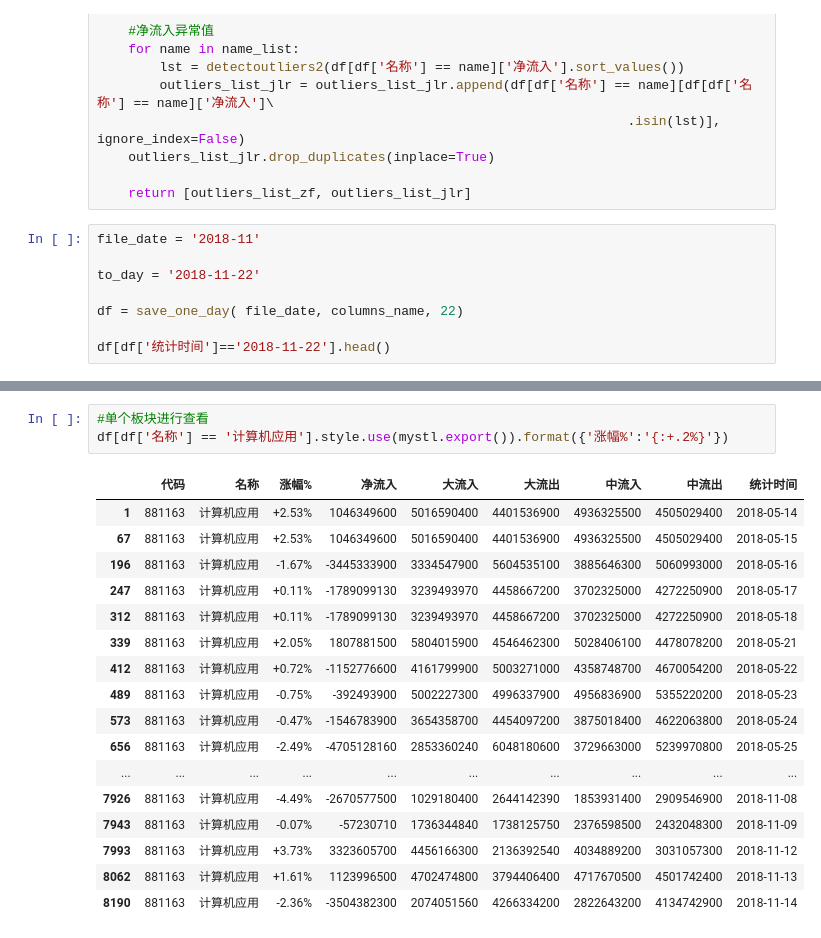
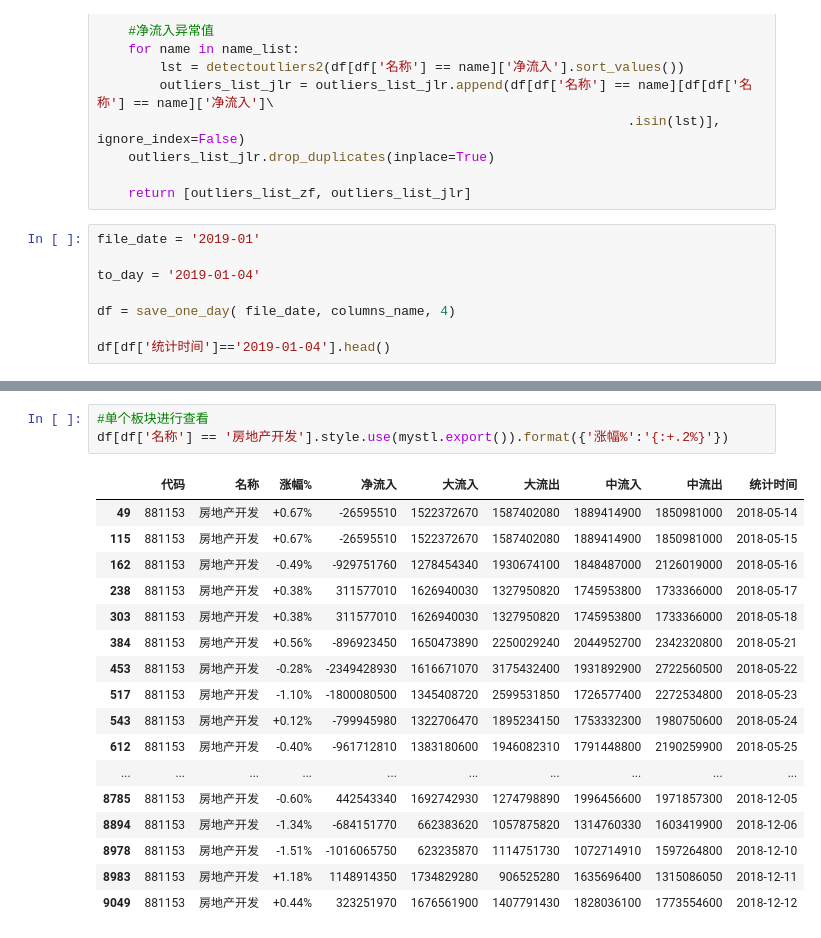
Before and after one commit to sunmd/DataAnlysisDemo, a Jupyter notebook: StockAnlysis.ipynb, the cells around one changed output, grey strips where cells are left out. Drawn from its saved outputs; the diff is of its cells as text.

```diff
--- a/StockAnlysis.ipynb
+++ b/StockAnlysis.ipynb
@@ -210,12 +210,12 @@ def ycz():
 
     return [outliers_list_zf, outliers_list_jlr]
 # %%
-file_date = '2018-11'
+file_date = '2019-01'
 
-to_day = '2018-11-22'
+to_day = '2019-01-04'
 
-df = save_one_day( file_date, columns_name, 22)
+df = save_one_day( file_date, columns_name, 4)
 
-df[df['统计时间']=='2018-11-22'].head()
+df[df['统计时间']=='2019-01-04'].head()
 # %% [output]
 |  | 代码 | 名称 | 涨幅% | 净流入 | 大流入 | 大流出 | 中流入 | 中流出 | 统计时间 |
@@ -350,24 +355,24 @@ if not outliers_list_jlr[outliers_list_jlr['统计时间'] == to_day].empty:
 # %%
 #单个板块进行查看
-df[df['名称'] == '计算机应用'].style.use(mystl.export()).format({'涨幅%':'{:+.2%}'})
+df[df['名称'] == '房地产开发'].style.use(mystl.export()).format({'涨幅%':'{:+.2%}'})
 # %% [output]
 |  | 代码 | 名称 | 涨幅% | 净流入 | 大流入 | 大流出 | 中流入 | 中流出 | 统计时间 |
-| 1 | 881163 | 计算机应用 | +2.53% | 1046349600 | 5016590400 | 4401536900 | 4936325500 | 4505029400 | 2018-05-14 |
-| 67 | 881163 | 计算机应用 | +2.53% | 1046349600 | 5016590400 | 4401536900 | 4936325500 | 4505029400 | 2018-05-15 |
-| 196 | 881163 | 计算机应用 | -1.67% | -3445333900 | 3334547900 | 5604535100 | 3885646300 | 5060993000 | 2018-05-16 |
-| 247 | 881163 | 计算机应用 | +0.11% | -1789099130 | 3239493970 | 4458667200 | 3702325000 | 4272250900 | 2018-05-17 |
-| 312 | 881163 | 计算机应用 | +0.11% | -1789099130 | 3239493970 | 4458667200 | 3702325000 | 4272250900 | 2018-05-18 |
-| 339 | 881163 | 计算机应用 | +2.05% | 1807881500 | 5804015900 | 4546462300 | 5028406100 | 4478078200 | 2018-05-21 |
-| 412 | 881163 | 计算机应用 | +0.72% | -1152776600 | 4161799900 | 5003271000 | 4358748700 | 4670054200 | 2018-05-22 |
-| 489 | 881163 | 计算机应用 | -0.75% | -392493900 | 5002227300 | 4996337900 | 4956836900 | 5355220200 | 2018-05-23 |
-| 573 | 881163 | 计算机应用 | -0.47% | -1546783900 | 3654358700 | 4454097200 | 3875018400 | 4622063800 | 2018-05-24 |
-| 656 | 881163 | 计算机应用 | -2.49% | -4705128160 | 2853360240 | 6048180600 | 3729663000 | 5239970800 | 2018-05-25 |
+| 49 | 881153 | 房地产开发 | +0.67% | -26595510 | 1522372670 | 1587402080 | 1889414900 | 1850981000 | 2018-05-14 |
+| 115 | 881153 | 房地产开发 | +0.67% | -26595510 | 1522372670 | 1587402080 | 1889414900 | 1850981000 | 2018-05-15 |
+| 162 | 881153 | 房地产开发 | -0.49% | -929751760 | 1278454340 | 1930674100 | 1848487000 | 2126019000 | 2018-05-16 |
+| 238 | 881153 | 房地产开发 | +0.38% | 311577010 | 1626940030 | 1327950820 | 1745953800 | 1733366000 | 2018-05-17 |
+| 303 | 881153 | 房地产开发 | +0.38% | 311577010 | 1626940030 | 1327950820 | 1745953800 | 1733366000 | 2018-05-18 |
+| 384 | 881153 | 房地产开发 | +0.56% | -896923450 | 1650473890 | 2250029240 | 2044952700 | 2342320800 | 2018-05-21 |
+| 453 | 881153 | 房地产开发 | -0.28% | -2349428930 | 1616671070 | 3175432400 | 1931892900 | 2722560500 | 2018-05-22 |
+| 517 | 881153 | 房地产开发 | -1.10% | -1800080500 | 1345408720 | 2599531850 | 1726577400 | 2272534800 | 2018-05-23 |
+| 543 | 881153 | 房地产开发 | +0.12% | -799945980 | 1322706470 | 1895234150 | 1753332300 | 1980750600 | 2018-05-24 |
+| 612 | 881153 | 房地产开发 | -0.40% | -961712810 | 1383180600 | 1946082310 | 1791448800 | 2190259900 | 2018-05-25 |
 | ... | ... | ... | ... | ... | ... | ... | ... | ... | ... |
-| 7926 | 881163 | 计算机应用 | -4.49% | -2670577500 | 1029180400 | 2644142390 | 1853931400 | 2909546900 | 2018-11-08 |
-| 7943 | 881163 | 计算机应用 | -0.07% | -57230710 | 1736344840 | 1738125750 | 2376598500 | 2432048300 | 2018-11-09 |
-| 7993 | 881163 | 计算机应用 | +3.73% | 3323605700 | 4456166300 | 2136392540 | 4034889200 | 3031057300 | 2018-11-12 |
-| 8062 | 881163 | 计算机应用 | +1.61% | 1123996500 | 4702474800 | 3794406400 | 4717670500 | 4501742400 | 2018-11-13 |
-| 8190 | 881163 | 计算机应用 | -2.36% | -3504382300 | 2074051560 | 4266334200 | 2822643200 | 4134742900 | 2018-11-14 |
+| 8785 | 881153 | 房地产开发 | -0.60% | 442543340 | 1692742930 | 1274798890 | 1996456600 | 1971857300 | 2018-12-05 |
+| 8894 | 881153 | 房地产开发 | -1.34% | -684151770 | 662383620 | 1057875820 | 1314760330 | 1603419900 | 2018-12-06 |
+| 8978 | 881153 | 房地产开发 | -1.51% | -1016065750 | 623235870 | 1114751730 | 1072714910 | 1597264800 | 2018-12-10 |
+| 8983 | 881153 | 房地产开发 | +1.18% | 1148914350 | 1734829280 | 906525280 | 1635696400 | 1315086050 | 2018-12-11 |
+| 9049 | 881153 | 房地产开发 | +0.44% | 323251970 | 1676561900 | 1407791430 | 1828036100 | 1773554600 | 2018-12-12 |
 # %%
 outliers_list_zf.drop_duplicates().sort_values('统计时间').style.use(mystl.export()).format({'涨幅%':'{:+.2%}'})
 # %% [output]
```
Also changed, not shown: parts of 6 cells of this notebook.
